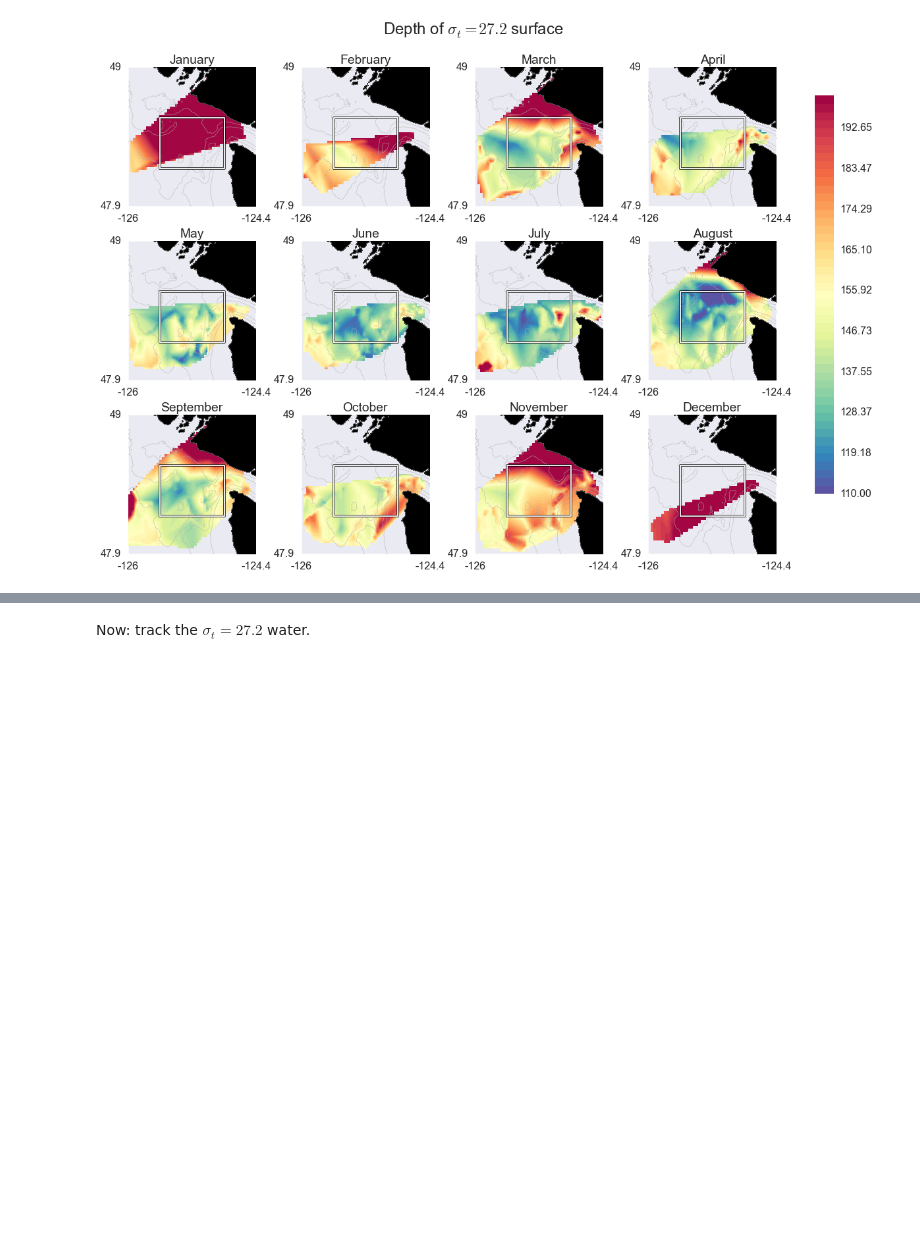
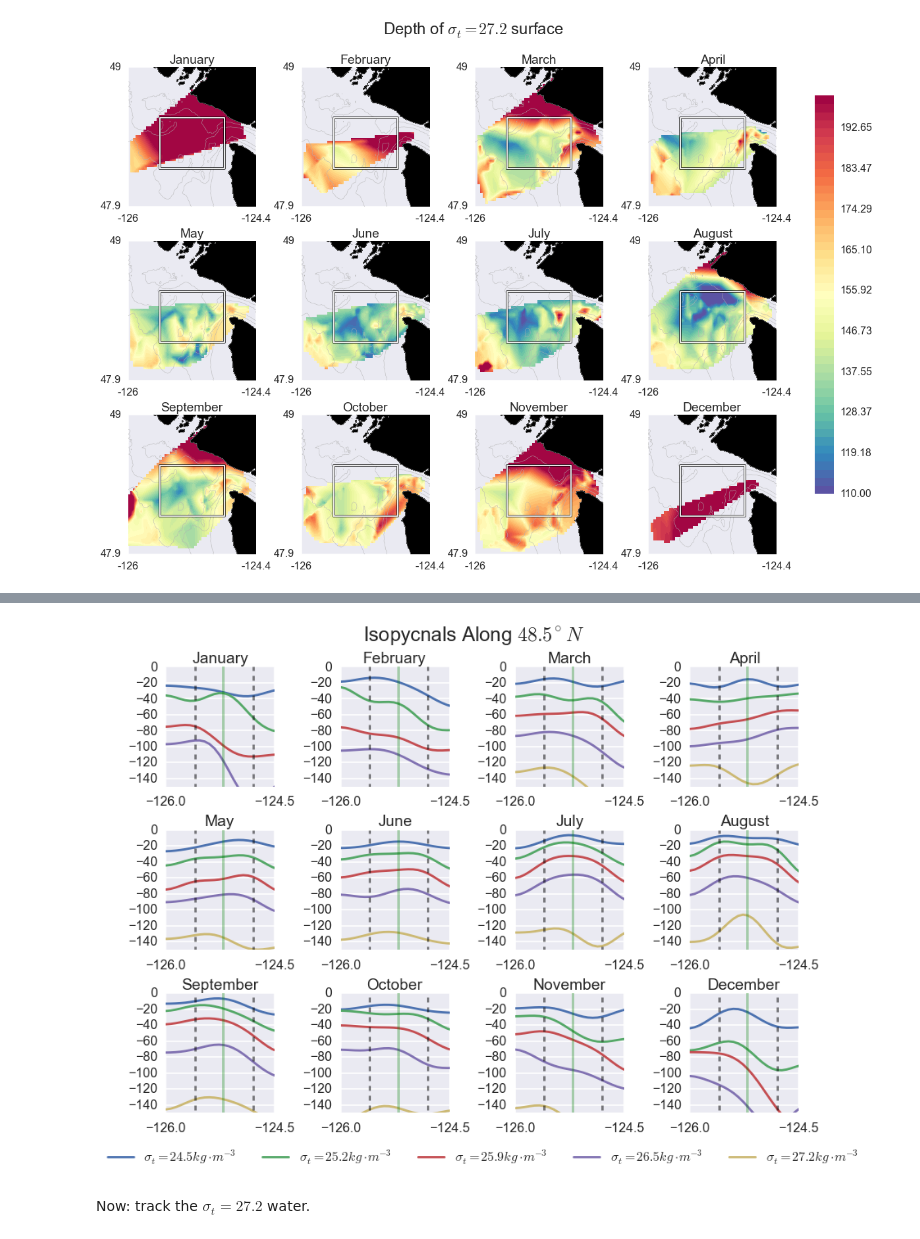
Before and after one commit to UBC-MOAD/falkor_upwelling, a Jupyter notebook: 1_Notebooks/June2015/sig27p2_surface.ipynb, the cells around one changed output, grey strips where cells are left out. Drawn from its saved outputs; the diff is of its cells as text; code cells hidden in the pictures; blank space fills up the shorter version.

```diff
--- a/1_Notebooks/June2015/sig27p2_surface.ipynb
+++ b/1_Notebooks/June2015/sig27p2_surface.ipynb
@@ -215,7 +207,7 @@ mn_dpths = {}
 std_dpths = {}
 #sig_lvls = np.linspace(26.5,27.2,7,endpoint=True)
 #sig_lvls=[24.,25.25,26.5,26.94,26.95,27.2]
-sig_lvls=[24.,25.5,26.5,27,27.2]
+sig_lvls=[24.,25.3,26.5,27,27.2]
 for ii in sig_lvls:
     mn_dpths[ii] = []
     std_dpths[ii] = []
@@ -345,0 +338,13 @@ plt.show()
+# %%
+sig_lvls=np.linspace(24.5,27.2,5,endpoint=True)#[24.,25.,26.,27]
+
+# take 48.5N line transect
+
+sig_dpths = np.zeros((12,len(sig_lvls),25))
+
+for ii in range(1,13):
+    for jj in range(0,len(sig_lvls)):
+        (lon_region,lat_region,grid_dat,tmp)=TSmode.get_isopyc_surface([k for k in filt_csts if k['Month'] == ii],sig_lvls[jj],'Depth',LONrng,LATrng,Nlon=25,Nlat=10,interp='nearest')
+        sig_dpths[ii-1,jj,:] = grid_dat[5,:]
+
+lon_plt = lon_region[5,:]
@@ -346,3 +369,41 @@ plt.show()
+# %%
+plt.figure(figsize=(12,9))
+
+sig_filt = np.zeros_like(sig_dpths)
+
+for ii in range(0,12):
+    for jj in range(0,len(sig_lvls)):
+        ext_ln = np.squeeze(sig_dpths[ii,jj,:])
+        ext_ln = np.append(ext_ln,np.squeeze(sig_dpths[ii,jj,::-1]))
+        ext_hat = np.fft.fft(ext_ln)
+
+        Nwave_nums = 3
+        ext_hat[Nwave_nums:-(Nwave_nums+1)] = 0
+        ext_filt = np.real(np.fft.ifft(ext_hat))
+        sig_filt[ii,jj,:] = ext_filt[0:25]
+
+for ii in range(1,13):
+    ax = plt.subplot(3,4,ii)
+    for jj in range(0,len(sig_lvls)):
+        plt.plot(lon_plt,-sig_filt[ii-1,jj,:],label=r'$\sigma_t={0:.1f}$'.format(sig_lvls[jj])+r'$kg \cdot m^{-3}$')
+
+    plt.plot([JdFE_lon[0],JdFE_lon[0]],[-300,0],'--k',alpha=0.5)
+    plt.plot([JdFE_lon[1],JdFE_lon[1]],[-300,0],'--k',alpha=0.5)
+
+    plt.plot([-(125+12.5/60.0),-(125+12.5/60.0)],[-300,0],'-g',alpha=0.3,lw=3)
+    plt.ylim((-150,0))
+    plt.xlim((-126,-124.5))
+    plt.xticks((-126,-124.5))
+    plt.title(calendar.month_name[ii])
+
+ax.legend(loc='lower center', bbox_to_anchor=(-1.9, -0.55),ncol=5, fancybox=True, shadow=True)
+
+plt.tight_layout()
+plt.suptitle(r'Isopycnals Along $48.5 ^\circ N$',fontsize=24)
+plt.subplots_adjust(top=0.9)
+plt.show()
+# %% [output]
+[figure, added]
 # %%
 def get_spice(s, t, d, lat):
     """Compute sea spiciness as defined by Flament (2002).
```
Also changed, not shown: parts of 6 cells of this notebook, 2 other files.
